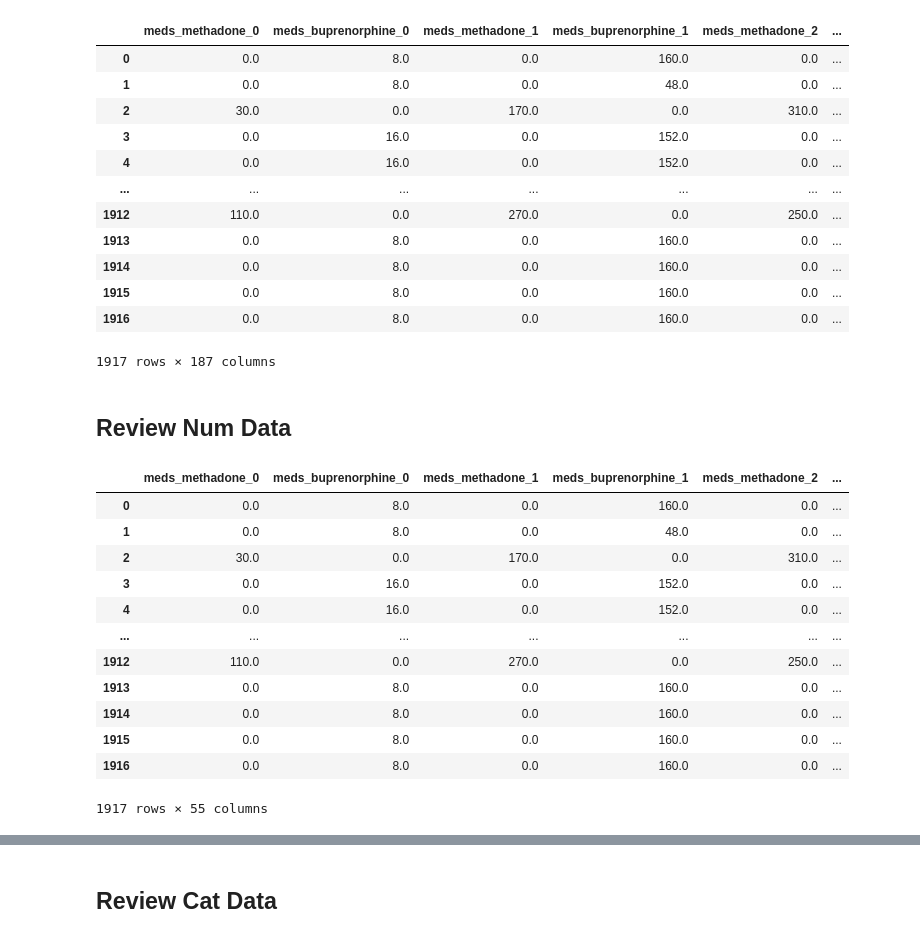
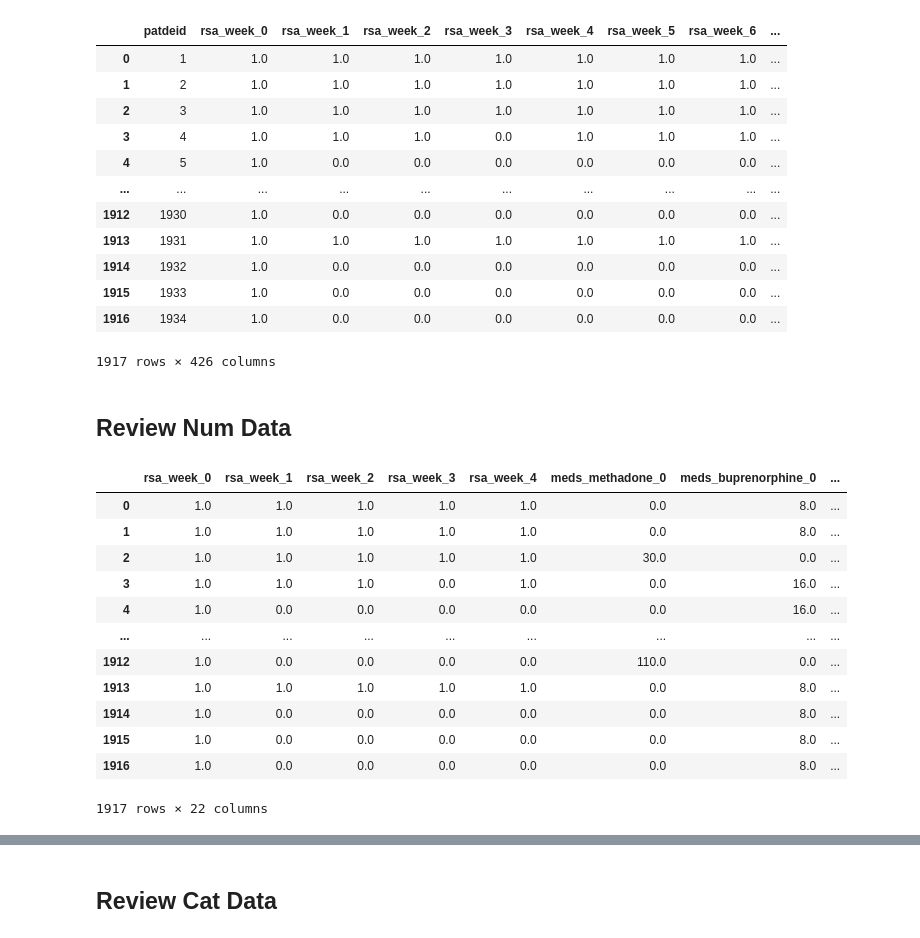
Before and after one commit to DanHerman212/precision_medicine, a Jupyter notebook: code/4.1_data_modeling.ipynb, the cells around one changed output, grey strips where cells are left out. Saved outputs shown, nothing was run; the diff lists cells and outputs as text; code cells hidden in the pictures.

```diff
--- a/code/4.1_data_modeling.ipynb
+++ b/code/4.1_data_modeling.ipynb
@@ -12,24 +12,25 @@ from sklearn.ensemble import RandomForestClassifier
 import xgboost as xgb
 from sklearn.datasets import make_classification
 # %%
+pd.set_option('display.max_columns', None)
 # load the data
-data = pd.read_csv('../data/classification_df.csv')
+data = pd.read_csv('../data/merged_data.csv')
 
 data
 # %% [output]
-|  | meds_methadone_0 | meds_buprenorphine_0 | meds_methadone_1 | meds_buprenorphine_1 | meds_methadone_2 | ... |
-| 0 | 0.0 | 8.0 | 0.0 | 160.0 | 0.0 | ... |
-| 1 | 0.0 | 8.0 | 0.0 | 48.0 | 0.0 | ... |
-| 2 | 30.0 | 0.0 | 170.0 | 0.0 | 310.0 | ... |
-| 3 | 0.0 | 16.0 | 0.0 | 152.0 | 0.0 | ... |
-| 4 | 0.0 | 16.0 | 0.0 | 152.0 | 0.0 | ... |
-| ... | ... | ... | ... | ... | ... | ... |
-| 1912 | 110.0 | 0.0 | 270.0 | 0.0 | 250.0 | ... |
-| 1913 | 0.0 | 8.0 | 0.0 | 160.0 | 0.0 | ... |
-| 1914 | 0.0 | 8.0 | 0.0 | 160.0 | 0.0 | ... |
-| 1915 | 0.0 | 8.0 | 0.0 | 160.0 | 0.0 | ... |
-| 1916 | 0.0 | 8.0 | 0.0 | 160.0 | 0.0 | ... |
+|  | patdeid | rsa_week_0 | rsa_week_1 | rsa_week_2 | rsa_week_3 | rsa_week_4 | rsa_week_5 | rsa_week_6 | ... |
+| 0 | 1 | 1.0 | 1.0 | 1.0 | 1.0 | 1.0 | 1.0 | 1.0 | ... |
+| 1 | 2 | 1.0 | 1.0 | 1.0 | 1.0 | 1.0 | 1.0 | 1.0 | ... |
+| 2 | 3 | 1.0 | 1.0 | 1.0 | 1.0 | 1.0 | 1.0 | 1.0 | ... |
+| 3 | 4 | 1.0 | 1.0 | 1.0 | 0.0 | 1.0 | 1.0 | 1.0 | ... |
+| 4 | 5 | 1.0 | 0.0 | 0.0 | 0.0 | 0.0 | 0.0 | 0.0 | ... |
+| ... | ... | ... | ... | ... | ... | ... | ... | ... | ... |
+| 1912 | 1930 | 1.0 | 0.0 | 0.0 | 0.0 | 0.0 | 0.0 | 0.0 | ... |
+| 1913 | 1931 | 1.0 | 1.0 | 1.0 | 1.0 | 1.0 | 1.0 | 1.0 | ... |
+| 1914 | 1932 | 1.0 | 0.0 | 0.0 | 0.0 | 0.0 | 0.0 | 0.0 | ... |
+| 1915 | 1933 | 1.0 | 0.0 | 0.0 | 0.0 | 0.0 | 0.0 | 0.0 | ... |
+| 1916 | 1934 | 1.0 | 0.0 | 0.0 | 0.0 | 0.0 | 0.0 | 0.0 | ... |
-1917 rows × 187 columns
+1917 rows × 426 columns
 # %% [markdown]
 ## Review Num Data
 # %%
@@ -44,29 +45,31 @@ rsa = data[[col for col in data.columns if 'rsa' in col]].iloc[:, :5]
 meds = data[[col for col in data.columns if 'med' in col]].iloc[:, :10]
 
 # create df for tests df, including cols for baseline assessment plus 4 weeks of treatment
-tests = data[[col for col in data.columns if 'test' in col]].iloc[:, :45]
+tests = data[[col for col in data.columns if col.startswith('test_Opiate300')]].iloc[:, :5]
 
 # create df for survey df, including cols for baseline assessment plus 4 weeks of treatment
-# survey = data[[col for col in data.columns if 'survey' in col]].iloc[:, :20]
+survey = data[[col for col in data.columns if 'survey' in col]].iloc[:, :20]
 
 # extract demographic columns that are in binary format
-# dem_num  = data[[col for col in data.columns if col.startswith('dem_') and col not in ['dem_gender','dem_ethnicity']]]
+dem_num  = data[[col for col in data.columns if col.startswith('dem_') and col not in ['dem_gender','dem_ethnicity']]]
+
+cows = data[[col for col in data.columns if 'cows' in col]]
 
 # concat num features into num_df
-num_df = pd.concat([rsa, meds, tests], axis=1)
+num_df = pd.concat([rsa, meds, tests, cows], axis=1)
 
 num_df
 # %% [output]
-|  | meds_methadone_0 | meds_buprenorphine_0 | meds_methadone_1 | meds_buprenorphine_1 | meds_methadone_2 | ... |
-| 0 | 0.0 | 8.0 | 0.0 | 160.0 | 0.0 | ... |
-| 1 | 0.0 | 8.0 | 0.0 | 48.0 | 0.0 | ... |
-| 2 | 30.0 | 0.0 | 170.0 | 0.0 | 310.0 | ... |
-| 3 | 0.0 | 16.0 | 0.0 | 152.0 | 0.0 | ... |
-| 4 | 0.0 | 16.0 | 0.0 | 152.0 | 0.0 | ... |
-| ... | ... | ... | ... | ... | ... | ... |
-| 1912 | 110.0 | 0.0 | 270.0 | 0.0 | 250.0 | ... |
-| 1913 | 0.0 | 8.0 | 0.0 | 160.0 | 0.0 | ... |
-| 1914 | 0.0 | 8.0 | 0.0 | 160.0 | 0.0 | ... |
-| 1915 | 0.0 | 8.0 | 0.0 | 160.0 | 0.0 | ... |
-| 1916 | 0.0 | 8.0 | 0.0 | 160.0 | 0.0 | ... |
+|  | rsa_week_0 | rsa_week_1 | rsa_week_2 | rsa_week_3 | rsa_week_4 | meds_methadone_0 | meds_buprenorphine_0 | ... |
+| 0 | 1.0 | 1.0 | 1.0 | 1.0 | 1.0 | 0.0 | 8.0 | ... |
+| 1 | 1.0 | 1.0 | 1.0 | 1.0 | 1.0 | 0.0 | 8.0 | ... |
+| 2 | 1.0 | 1.0 | 1.0 | 1.0 | 1.0 | 30.0 | 0.0 | ... |
+| 3 | 1.0 | 1.0 | 1.0 | 0.0 | 1.0 | 0.0 | 16.0 | ... |
+| 4 | 1.0 | 0.0 | 0.0 | 0.0 | 0.0 | 0.0 | 16.0 | ... |
+| ... | ... | ... | ... | ... | ... | ... | ... | ... |
+| 1912 | 1.0 | 0.0 | 0.0 | 0.0 | 0.0 | 110.0 | 0.0 | ... |
+| 1913 | 1.0 | 1.0 | 1.0 | 1.0 | 1.0 | 0.0 | 8.0 | ... |
+| 1914 | 1.0 | 0.0 | 0.0 | 0.0 | 0.0 | 0.0 | 8.0 | ... |
+| 1915 | 1.0 | 0.0 | 0.0 | 0.0 | 0.0 | 0.0 | 8.0 | ... |
+| 1916 | 1.0 | 0.0 | 0.0 | 0.0 | 0.0 | 0.0 | 8.0 | ... |
-1917 rows × 55 columns
+1917 rows × 22 columns
```
Also changed, not shown: parts of 12 cells of this notebook, 2 other files.
